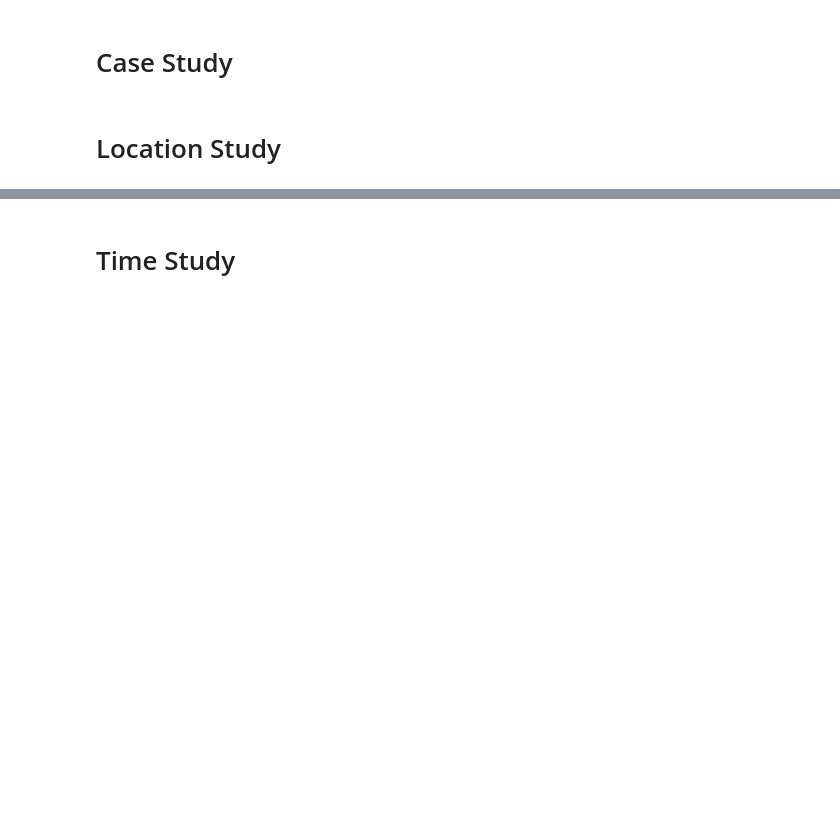
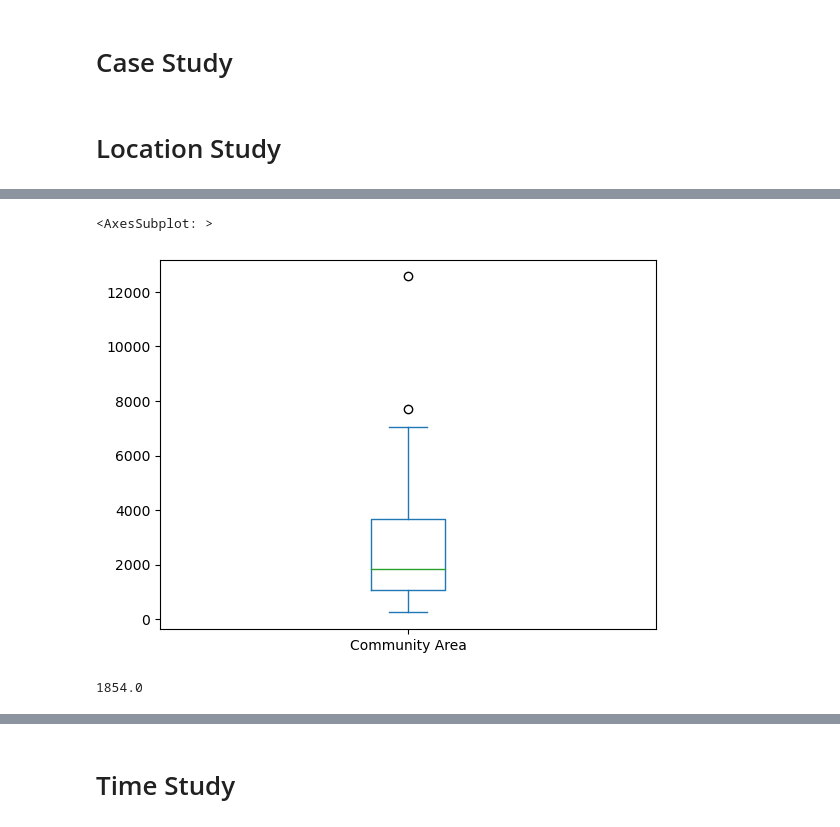
Before and after one commit to COMP5152TEAMWORK/Chicago-Crimes-Analysis, a Jupyter notebook: Chicago Crime Analysis.ipynb, the cells around one changed output, grey strips where cells are left out. Drawn from its saved outputs; the diff is of its cells as text; code cells hidden in the pictures; blank space fills up the shorter version.

```diff
--- a/Chicago Crime Analysis.ipynb
+++ b/Chicago Crime Analysis.ipynb
@@ -70,0 +137,9 @@ We can split these features into 3 categories:
+# %%
+crimes_by_area.plot.box()
+# %% [output]
+<AxesSubplot: >
+[figure, added]
+# %%
+crimes_by_area.median()
+# %% [output]
+1854.0
```
Also changed, not shown: parts of 18 cells of this notebook.
